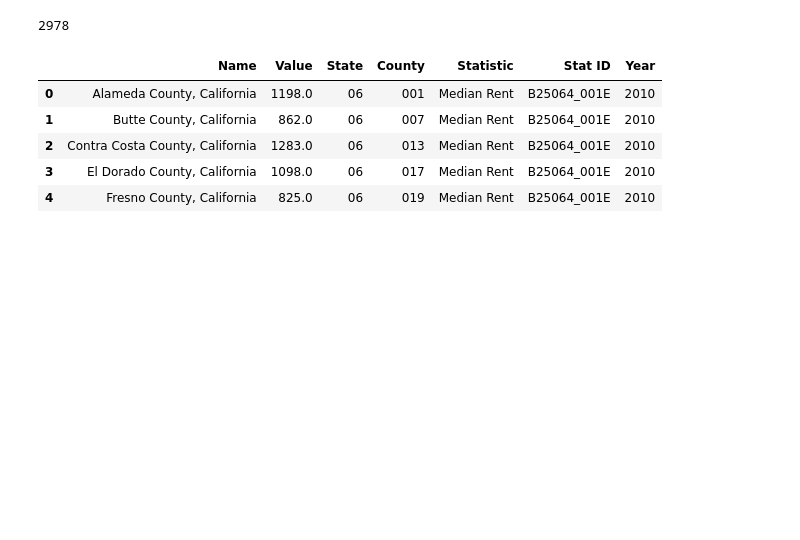
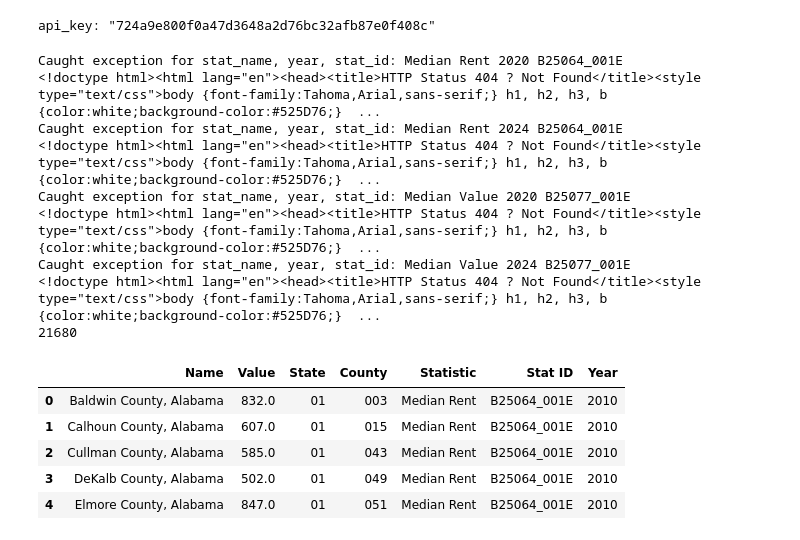
Before and after one commit to kylebarlow/housing_price_rent_ratio, a Jupyter notebook: housing_price_rent_ratio.ipynb, the cells around one changed output. Cells and saved outputs as stored; diff of their text form; code cells hidden in the pictures; blank space fills up the shorter version.

```diff
--- a/housing_price_rent_ratio.ipynb
+++ b/housing_price_rent_ratio.ipynb
@@ -2,25 +2,30 @@
 import pathlib
 import time
 
-import pandas as pd
 import census
 import us
 import cpi
 import datetime
+import pandas as pd
 # cpi.update()  # on first run
+
+import plotly.express as px
+import plotly.subplots
+import plotly.graph_objects as go
 
 import matplotlib
 from matplotlib import pyplot as plt
 import seaborn as sns
 sns.set_style('whitegrid')
 
-%config InlineBackend.figure_format = 'svg'
-
 from tqdm.auto import tqdm
 
-api_key = pathlib.Path('api_key_secret.txt').read_text()
+api_key = pathlib.Path('api_key_secret.txt').read_text().strip()
+print('api_key: "' + api_key + '"')
 
 c = census.Census(api_key)
+# %% [output]
+api_key: "724a9e800f0a47d3648a2d76bc32afb87e0f408c"
 # %%
 # https://data.census.gov/cedsci/table?q=gross%20rent%20san%20francisco&g=0100000US&tid=ACSDP1Y2021.DP04
 
@@ -34,35 +38,44 @@ stats_of_interest = {
 # %%
 search_years = list(range(start_year, end_year+1))
 census_data = []
-reporter = tqdm(total=len(stats_of_interest)*len(search_years)*len(search_states))
-for search_state in search_states:
-    for stat_id, stat_name in stats_of_interest.items():
-        for year in search_years:
-            try:
-                df = pd.DataFrame.from_records(c.acs1.get(('NAME', stat_id), {'for': 'county:*', 'in': 'state:{}'.format(search_state)}, year=year))
-            except Exception:
-                time.sleep(0.1)
-                reporter.update()
-                continue
-            df = df.rename(columns={stat_id: 'Value', 'NAME': 'Name', 'state': 'State', 'county': 'County'})
-            df['Statistic'] = stat_name
-            df['Stat ID'] = stat_id
-            df['Year'] = year
-            census_data.append(df)
+reporter = tqdm(total=len(stats_of_interest)*len(search_years))
+for stat_id, stat_name in stats_of_interest.items():
+    for year in search_years:
+        try:
+            df = pd.DataFrame.from_records(c.acs1.get(('NAME', stat_id), {'for': 'county:*', 'in': 'state:*'}, year=year))
+        except Exception as e:
+            print("Caught exception for stat_name, year, stat_id:", stat_name, year, stat_id)
+            print(e)
             time.sleep(0.1)
             reporter.update()
+            continue
+        df = df.rename(columns={stat_id: 'Value', 'NAME': 'Name', 'state': 'State', 'county': 'County'})
+        df['Statistic'] = stat_name
+        df['Stat ID'] = stat_id
+        df['Year'] = year
+        census_data.append(df)
+        time.sleep(0.1)
+        reporter.update()
 reporter.close()
 census_data = pd.concat(census_data, ignore_index=True)
 print(len(census_data))
 census_data.head()
 # %% [output]
-2978
+Caught exception for stat_name, year, stat_id: Median Rent 2020 B25064_001E
+<!doctype html><html lang="en"><head><title>HTTP Status 404 ? Not Found</title><style type="text/css">body {font-family:Tahoma,Arial,sans-serif;} h1, h2, h3, b {color:white;background-color:#525D76;}  ...
+Caught exception for stat_name, year, stat_id: Median Rent 2024 B25064_001E
+<!doctype html><html lang="en"><head><title>HTTP Status 404 ? Not Found</title><style type="text/css">body {font-family:Tahoma,Arial,sans-serif;} h1, h2, h3, b {color:white;background-color:#525D76;}  ...
+Caught exception for stat_name, year, stat_id: Median Value 2020 B25077_001E
+<!doctype html><html lang="en"><head><title>HTTP Status 404 ? Not Found</title><style type="text/css">body {font-family:Tahoma,Arial,sans-serif;} h1, h2, h3, b {color:white;background-color:#525D76;}  ...
+Caught exception for stat_name, year, stat_id: Median Value 2024 B25077_001E
+<!doctype html><html lang="en"><head><title>HTTP Status 404 ? Not Found</title><style type="text/css">body {font-family:Tahoma,Arial,sans-serif;} h1, h2, h3, b {color:white;background-color:#525D76;}  ...
+21680
 |  | Name | Value | State | County | Statistic | Stat ID | Year |
-| 0 | Alameda County, California | 1198.0 | 06 | 001 | Median Rent | B25064_001E | 2010 |
-| 1 | Butte County, California | 862.0 | 06 | 007 | Median Rent | B25064_001E | 2010 |
-| 2 | Contra Costa County, California | 1283.0 | 06 | 013 | Median Rent | B25064_001E | 2010 |
-| 3 | El Dorado County, California | 1098.0 | 06 | 017 | Median Rent | B25064_001E | 2010 |
-| 4 | Fresno County, California | 825.0 | 06 | 019 | Median Rent | B25064_001E | 2010 |
+| 0 | Baldwin County, Alabama | 832.0 | 01 | 003 | Median Rent | B25064_001E | 2010 |
+| 1 | Calhoun County, Alabama | 607.0 | 01 | 015 | Median Rent | B25064_001E | 2010 |
+| 2 | Cullman County, Alabama | 585.0 | 01 | 043 | Median Rent | B25064_001E | 2010 |
+| 3 | DeKalb County, Alabama | 502.0 | 01 | 049 | Median Rent | B25064_001E | 2010 |
+| 4 | Elmore County, Alabama | 847.0 | 01 | 051 | Median Rent | B25064_001E | 2010 |
 # %%
 census_data.drop_duplicates('State')
 # %% [output]
```
Also changed, not shown: parts of 6 cells of this notebook.
